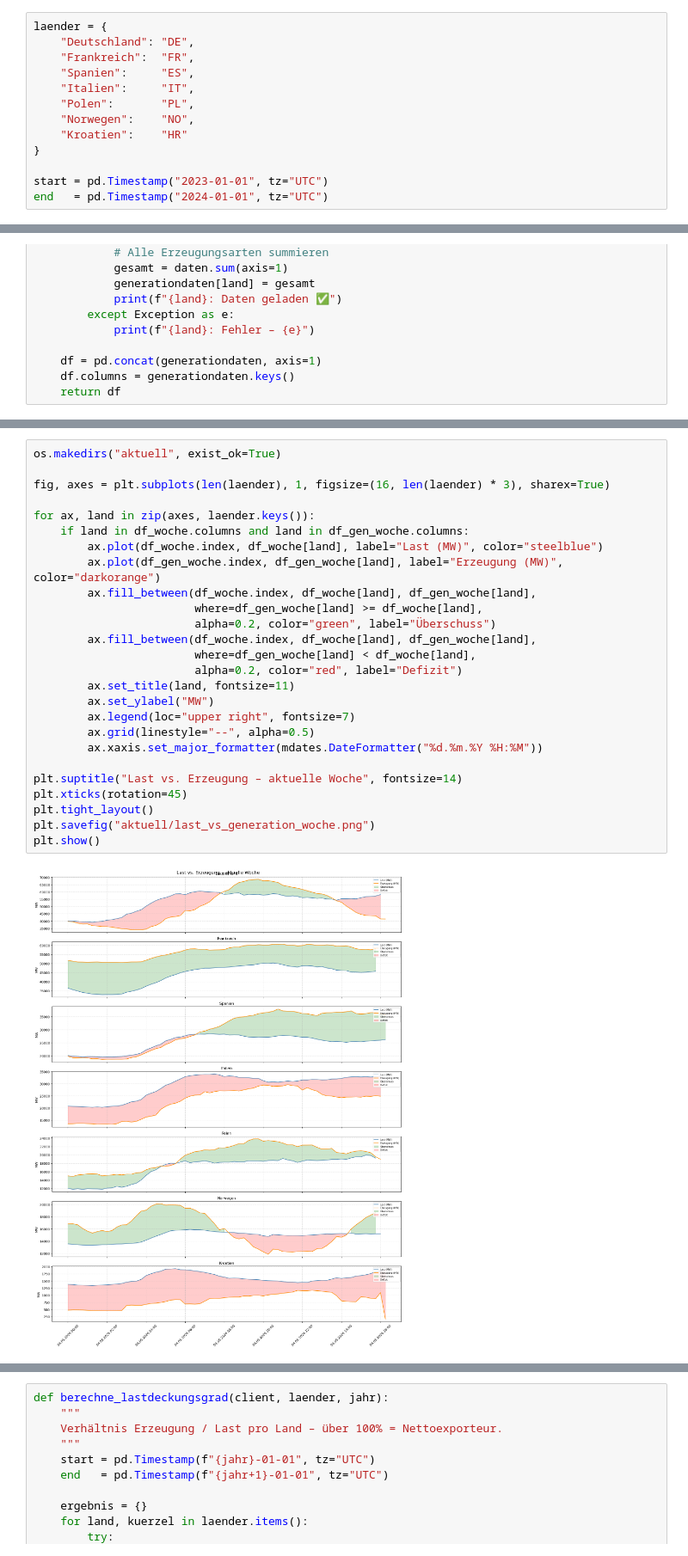
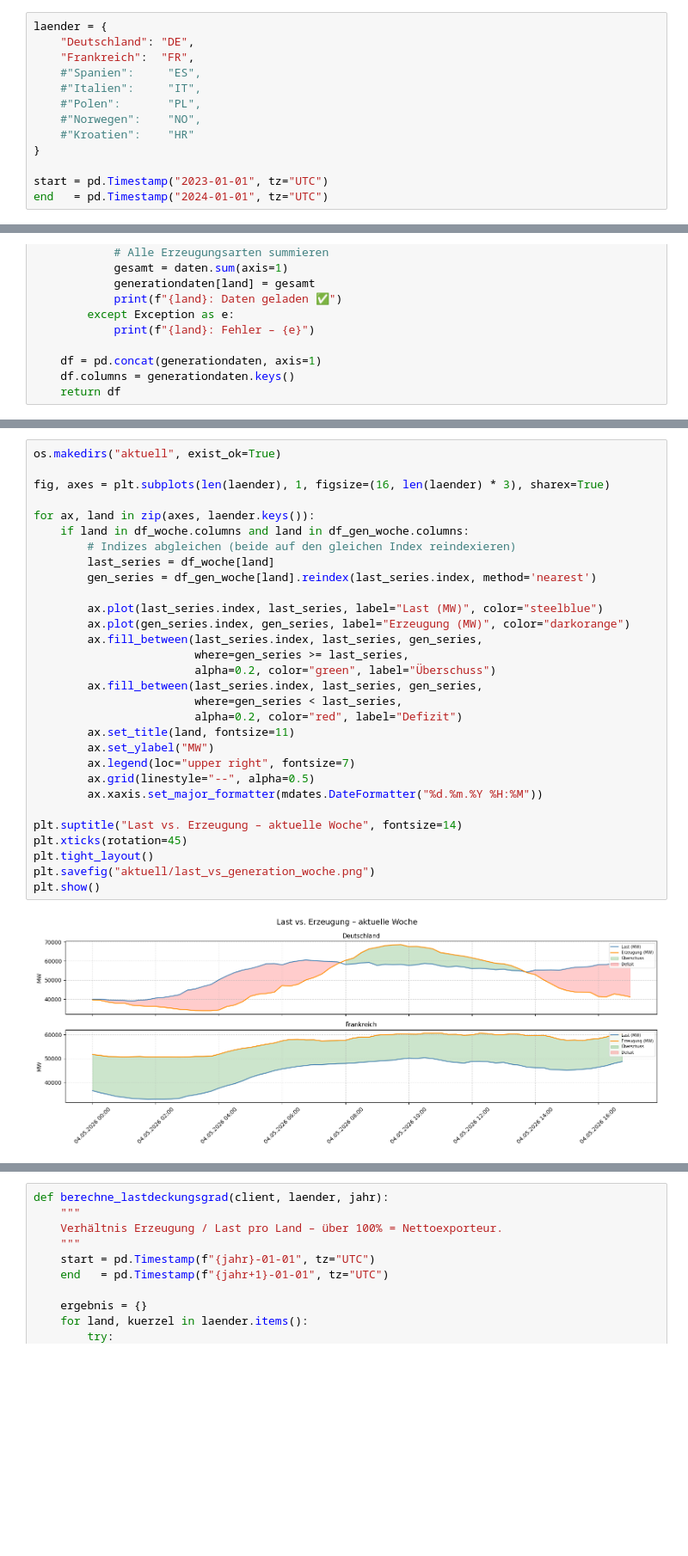
Before and after one commit to LukasK110898/Europavergleich-IT-Projekt-2026-HSWT, a Jupyter notebook: analyse.ipynb, the cells around one changed output, grey strips where cells are left out. Shown at 86% size. Drawn from its saved outputs; the diff is of its cells as text; blank space fills up the shorter version.

```diff
--- a/analyse.ipynb
+++ b/analyse.ipynb
@@ -27,11 +27,11 @@ def hole_generation_daten(client, kuerzel, start, end):
 laender = {
     "Deutschland": "DE",
     "Frankreich":  "FR",
-    "Spanien":     "ES",
-    "Italien":     "IT",
-    "Polen":       "PL",
-    "Norwegen":    "NO",
-    "Kroatien":    "HR"
+    #"Spanien":     "ES",
+    #"Italien":     "IT",
+    #"Polen":       "PL",
+    #"Norwegen":    "NO",
+    #"Kroatien":    "HR"
 }
 
 start = pd.Timestamp("2023-01-01", tz="UTC")
@@ -479,31 +448,35 @@ Kroatien: Daten geladen ✅
 # %%
 os.makedirs("aktuell", exist_ok=True)
 
 fig, axes = plt.subplots(len(laender), 1, figsize=(16, len(laender) * 3), sharex=True)
 
 for ax, land in zip(axes, laender.keys()):
     if land in df_woche.columns and land in df_gen_woche.columns:
-        ax.plot(df_woche.index, df_woche[land], label="Last (MW)", color="steelblue")
-        ax.plot(df_gen_woche.index, df_gen_woche[land], label="Erzeugung (MW)", color="darkorange")
-        ax.fill_between(df_woche.index, df_woche[land], df_gen_woche[land],
-                        where=df_gen_woche[land] >= df_woche[land],
+        # Indizes abgleichen (beide auf den gleichen Index reindexieren)
+        last_series = df_woche[land]
+        gen_series = df_gen_woche[land].reindex(last_series.index, method='nearest')
+
+        ax.plot(last_series.index, last_series, label="Last (MW)", color="steelblue")
+        ax.plot(gen_series.index, gen_series, label="Erzeugung (MW)", color="darkorange")
+        ax.fill_between(last_series.index, last_series, gen_series,
+                        where=gen_series >= last_series,
                         alpha=0.2, color="green", label="Überschuss")
-        ax.fill_between(df_woche.index, df_woche[land], df_gen_woche[land],
-                        where=df_gen_woche[land] < df_woche[land],
+        ax.fill_between(last_series.index, last_series, gen_series,
+                        where=gen_series < last_series,
                         alpha=0.2, color="red", label="Defizit")
         ax.set_title(land, fontsize=11)
         ax.set_ylabel("MW")
         ax.legend(loc="upper right", fontsize=7)
         ax.grid(linestyle="--", alpha=0.5)
         ax.xaxis.set_major_formatter(mdates.DateFormatter("%d.%m.%Y %H:%M"))
 
 plt.suptitle("Last vs. Erzeugung – aktuelle Woche", fontsize=14)
 plt.xticks(rotation=45)
 plt.tight_layout()
 plt.savefig("aktuell/last_vs_generation_woche.png")
 plt.show()
 # %% [output]
-[figure, old version]
+[figure, new version]
 # %%
 def lade_erneuerbare(client, laender, jahr):
     """
```
Also changed, not shown: parts of 15 cells of this notebook, 32 other files.
